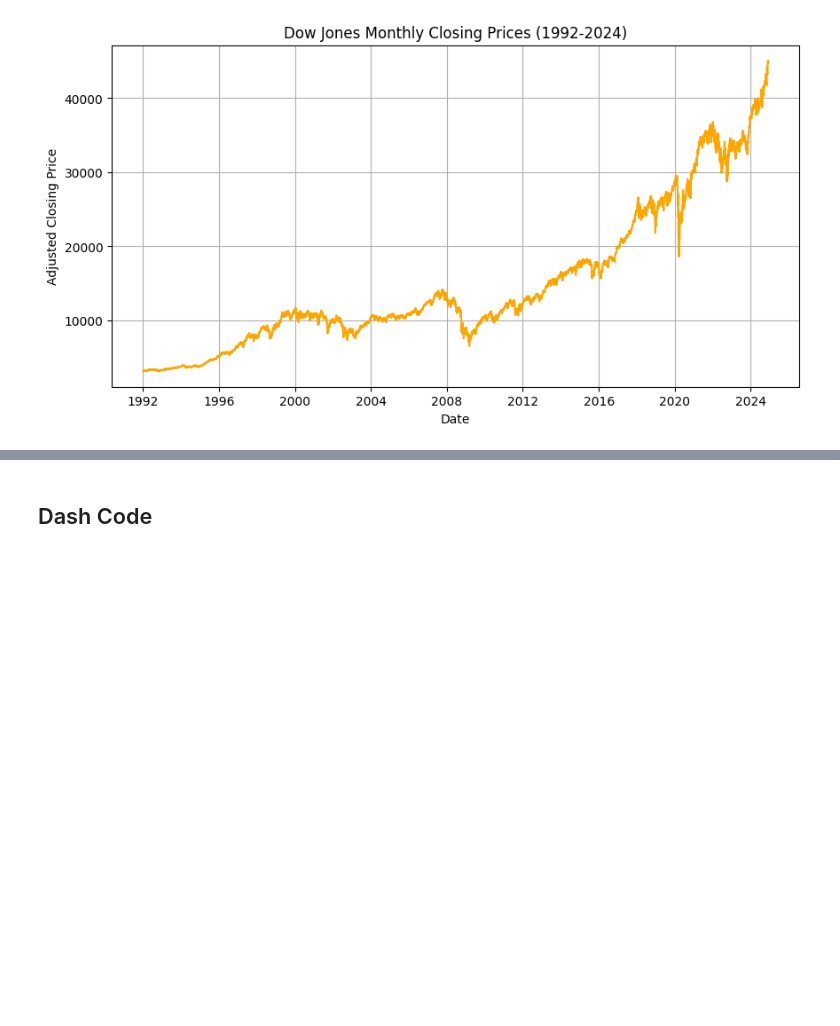
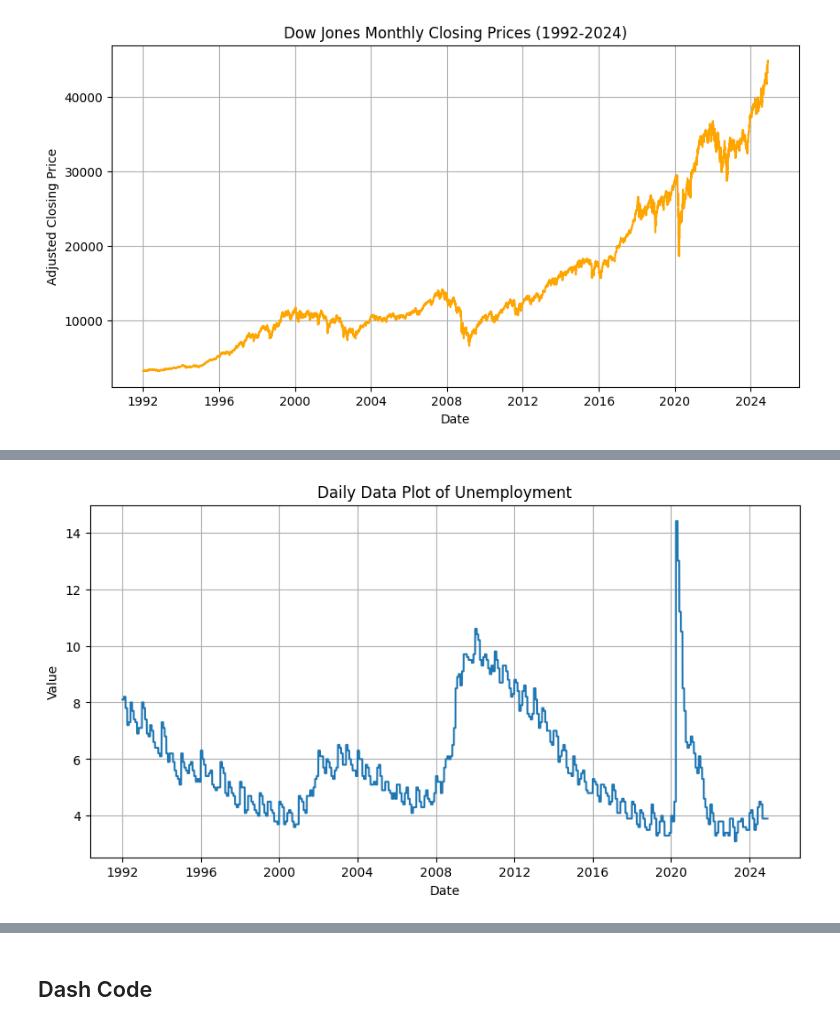
Before and after one commit to MichaelP901/Stock-Market-Predictor, a Jupyter notebook: capstone.ipynb, the cells around one changed output, grey strips where cells are left out. Cells and saved outputs as stored; diff of their text form; code cells hidden in the pictures; blank space fills up the shorter version.

Commit message:
Modified Economic inidcators to remove N/A values and combined economic indicators for analysis

```diff
--- a/capstone.ipynb
+++ b/capstone.ipynb
@@ -477,0 +106,43 @@ NameError: name 'results_sp500' is not defined
+# %%
+# Unemployment Data
+unemployment_data = pd.read_csv("unemployment_data.csv")
+
+unemployment_data_long = unemployment_data.melt(
+    id_vars=["Year"], var_name="Month", value_name="Value"
+)
+
+unemployment_data_long["Month"] = pd.to_datetime(
+    unemployment_data_long["Month"], format="%b"
+).dt.month
+
+unemployment_data_long["Date"] = pd.to_datetime(
+    unemployment_data_long[["Year", "Month"]].assign(Day=1)
+)
+
+unemployment_data_long = unemployment_data_long.sort_values("Date")
+
+unemployment_data_long.set_index("Date", inplace=True)
+
+daily_index = pd.date_range(
+    start=unemployment_data_long.index.min(),
+    end=unemployment_data_long.index.max(),
+    freq='D')
+
+unemployment_data_daily = unemployment_data_long.reindex(daily_index)
+
+unemployment_data_daily = unemployment_data_daily.fillna(method="ffill")
+
+unemployment_data_daily = unemployment_data_daily.loc[start_date:]
+
+unemployment_data_daily.index.name = 'Date'
+
+# Plot for unemployment rate
+plt.figure(figsize=(10, 5))
+plt.plot(unemployment_data_daily.index, unemployment_data_daily["Value"])
+plt.title("Daily Data Plot of Unemployment")
+plt.xlabel("Date")
+plt.ylabel("Value")
+plt.grid()
+plt.show()
+# %% [output]
+[figure, added]
```
Also changed, not shown: parts of 38 cells of this notebook.
